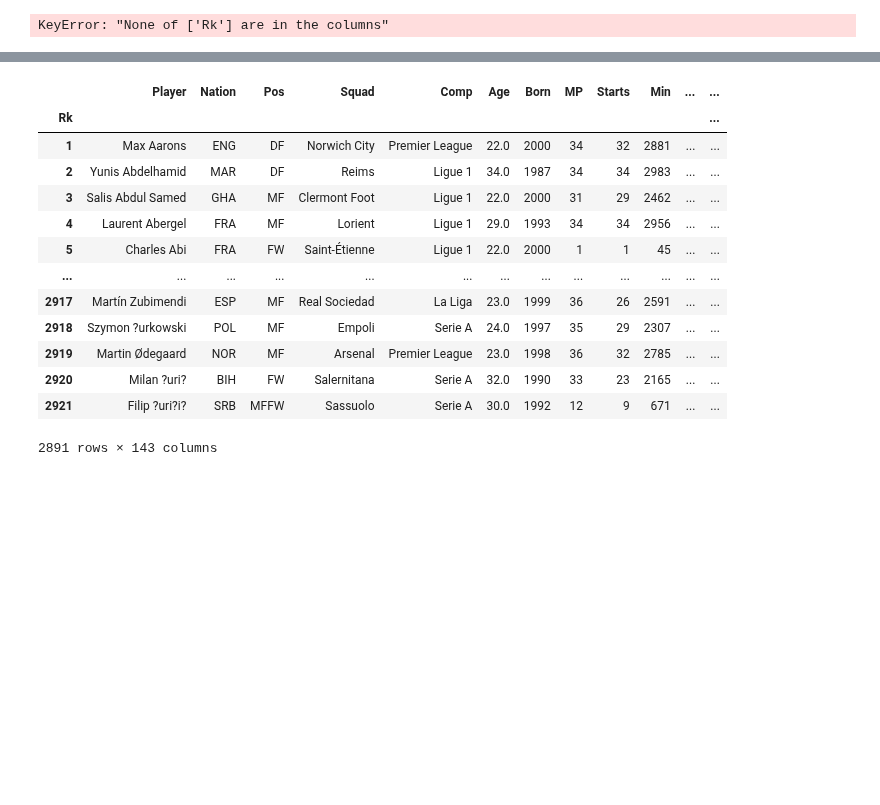
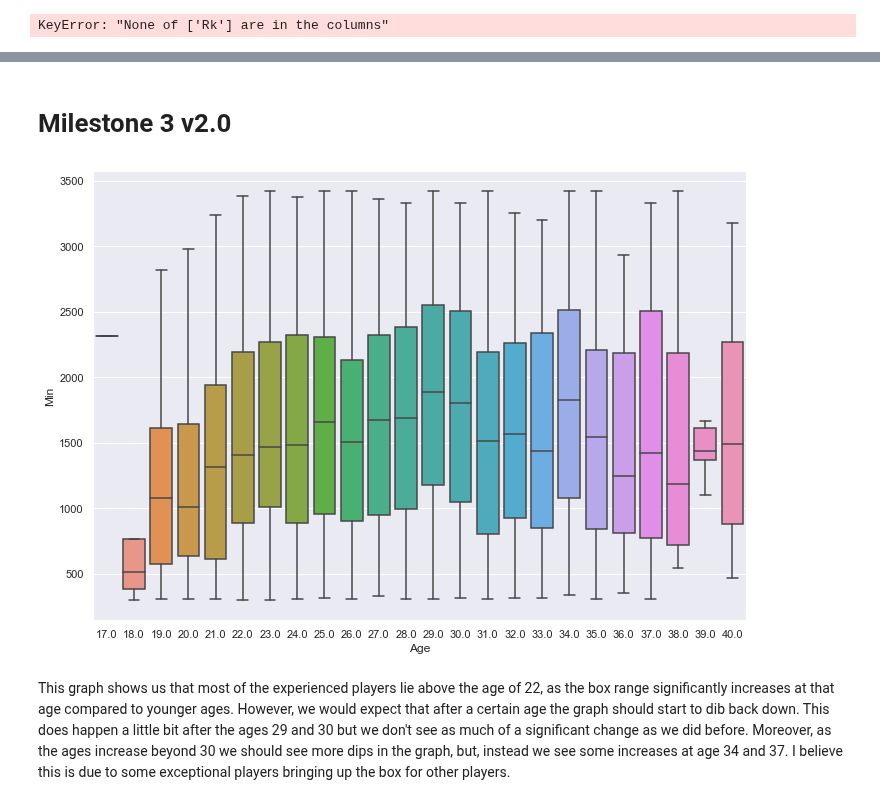
Before and after one commit to ubco-W2022T1-cosc301/project-group-25, a Jupyter notebook: notebooks/analysis3.ipynb, the cells around one changed output, grey strips where cells are left out. Drawn from its saved outputs; the diff is of its cells as text; code cells hidden in the pictures; blank space fills up the shorter version.

Commit message:
Milestone3 v2.0

```diff
--- a/notebooks/analysis3.ipynb
+++ b/notebooks/analysis3.ipynb
@@ -248,17 +251,0 @@ y = sns.lmplot(x="GCA", y="pass_accuracy", data=main_pos, hue="Pos",height=10);
-# %%
-df
-# %% [output]
-|  | Player | Nation | Pos | Squad | Comp | Age | Born | MP | Starts | Min | ... | ... |
-| Rk |  |  |  |  |  |  |  |  |  |  |  | ... |
-| 1 | Max Aarons | ENG | DF | Norwich City | Premier League | 22.0 | 2000 | 34 | 32 | 2881 | ... | ... |
-| 2 | Yunis Abdelhamid | MAR | DF | Reims | Ligue 1 | 34.0 | 1987 | 34 | 34 | 2983 | ... | ... |
-| 3 | Salis Abdul Samed | GHA | MF | Clermont Foot | Ligue 1 | 22.0 | 2000 | 31 | 29 | 2462 | ... | ... |
-| 4 | Laurent Abergel | FRA | MF | Lorient | Ligue 1 | 29.0 | 1993 | 34 | 34 | 2956 | ... | ... |
-| 5 | Charles Abi | FRA | FW | Saint-Étienne | Ligue 1 | 22.0 | 2000 | 1 | 1 | 45 | ... | ... |
-| ... | ... | ... | ... | ... | ... | ... | ... | ... | ... | ... | ... | ... |
-| 2917 | Martín Zubimendi | ESP | MF | Real Sociedad | La Liga | 23.0 | 1999 | 36 | 26 | 2591 | ... | ... |
-| 2918 | Szymon ?urkowski | POL | MF | Empoli | Serie A | 24.0 | 1997 | 35 | 29 | 2307 | ... | ... |
-| 2919 | Martin Ødegaard | NOR | MF | Arsenal | Premier League | 23.0 | 1998 | 36 | 32 | 2785 | ... | ... |
-| 2920 | Milan ?uri? | BIH | FW | Salernitana | Serie A | 32.0 | 1990 | 33 | 23 | 2165 | ... | ... |
-| 2921 | Filip ?uri?i? | SRB | MFFW | Sassuolo | Serie A | 30.0 | 1992 | 12 | 9 | 671 | ... | ... |
-2891 rows × 143 columns
@@ -266,0 +252,8 @@ df.to_csv("../data/processed/processed_3.csv")
+# %% [markdown]
+# Milestone 3 v2.0
+# %%
+bp = sns.boxplot(data = df,x = "Age",y = "Min",showfliers = False)
+# %% [output]
+[figure, added]
+# %% [markdown]
+This graph shows us that most of the experienced players lie above the age of 22, as the box range significantly increases at that age compared to younger ages. However, we would expect that after a certain age the graph should start to dib back down. This does happen a little bit after the ages 29 and 30 but we don't see as much of a significant change as we did before. Moreover, as the ages increase beyond 30 we should see more dips in the graph, but, instead we see some increases at age 34 and 37. I believe this is due to some exceptional players bringing up the box for other players.
```
Also changed, not shown: parts of 16 cells of this notebook, 3 other files.
